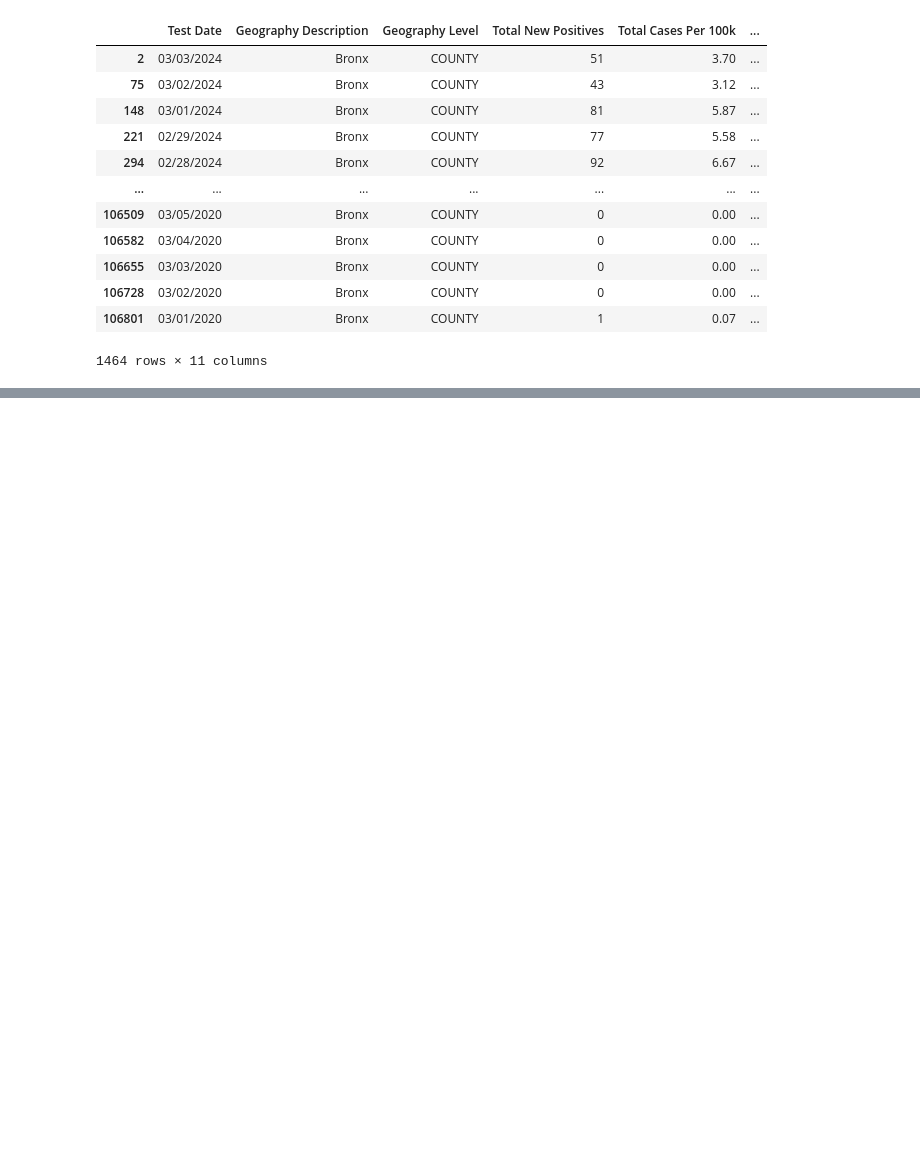
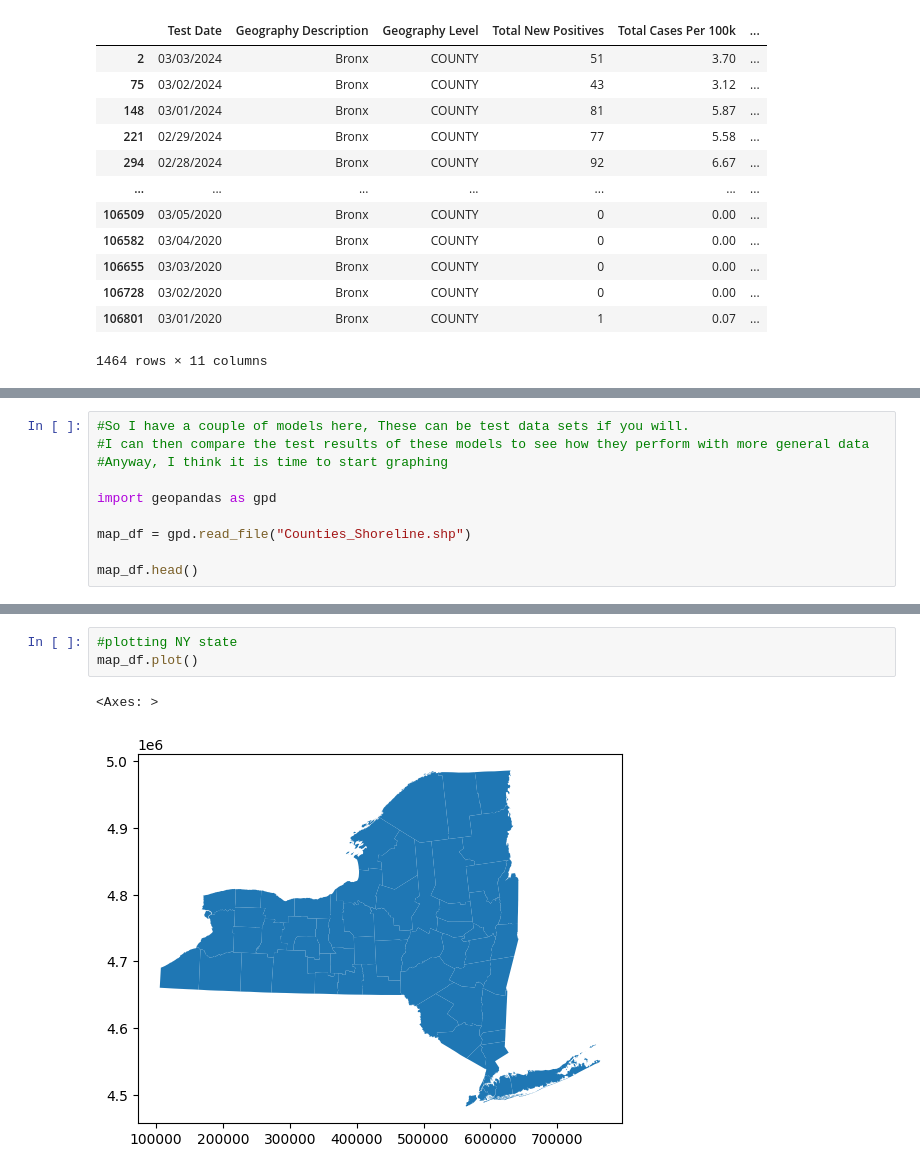
Before and after one commit to Deacon-Code/COVID-19-Model, a Jupyter notebook: Cylical_Model_NewYork.ipynb, the cells around one changed output, grey strips where cells are left out. Cells and saved outputs as stored; diff of their text form; blank space fills up the shorter version.

```diff
--- a/Cylical_Model_NewYork.ipynb
+++ b/Cylical_Model_NewYork.ipynb
@@ -158,0 +184,10 @@ Git hub test
+# %%
+#So I have a couple of models here, These can be test data sets if you will.
+#I can then compare the test results of these models to see how they perform with more general data
+#Anyway, I think it is time to start graphing
+
+import geopandas as gpd
+
+map_df = gpd.read_file("Counties_Shoreline.shp")
+
+map_df.head()
@@ -158,0 +201,6 @@ Git hub test
+# %%
+#plotting NY state
+map_df.plot()
+# %% [output]
+<Axes: >
+[figure, added]
```
Also changed, not shown: parts of 4 cells of this notebook, 57 other files.
